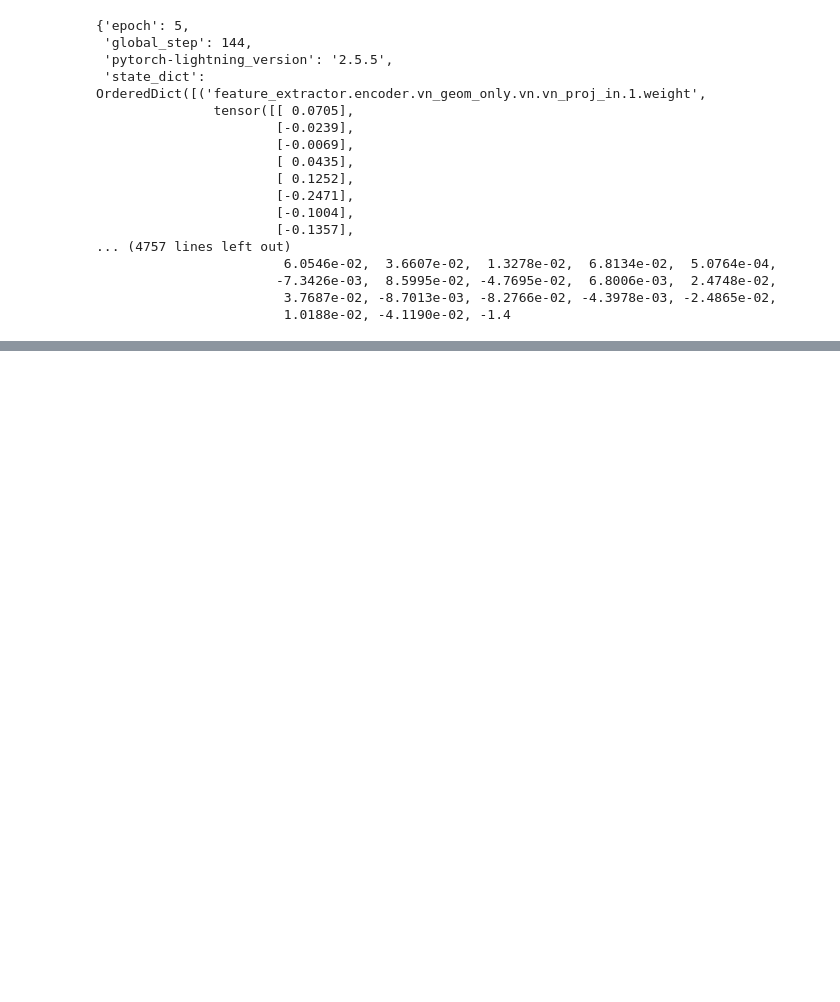
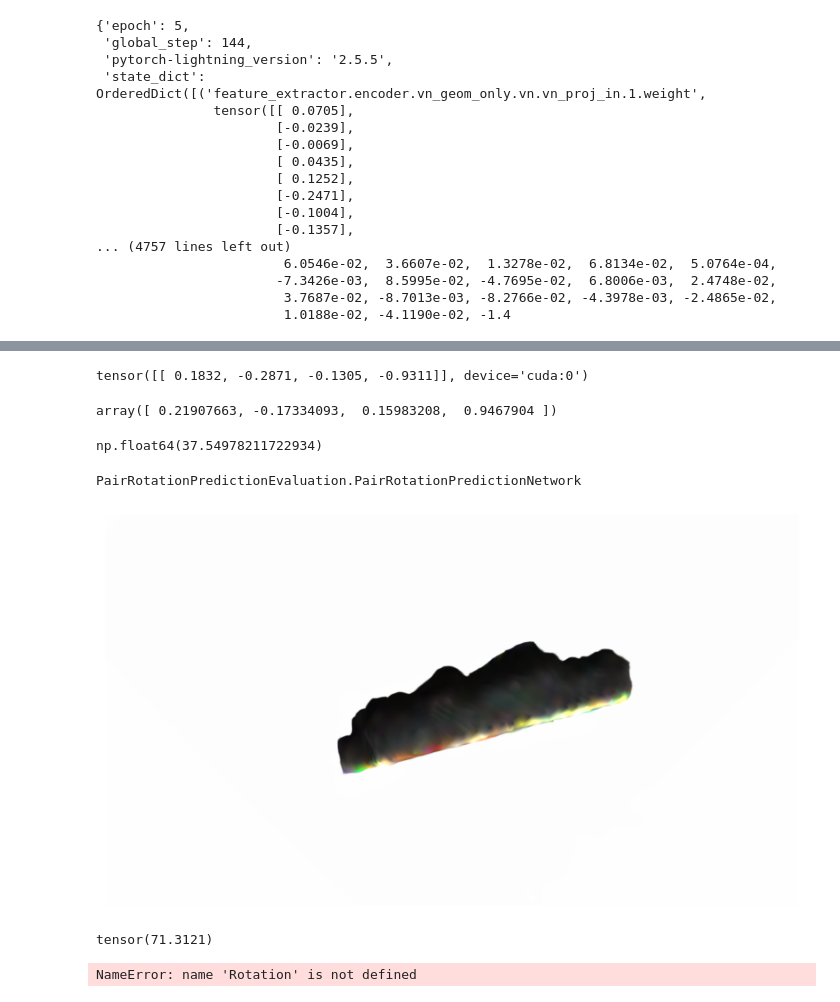
Before and after one commit to EnegoComley/RayRepresentationTesting, a Jupyter notebook: EvaluationTesting.ipynb, the cells around one changed output, grey strips where cells are left out. Saved outputs shown, nothing was run; the diff lists cells and outputs as text; code cells hidden in the pictures; blank space fills up the shorter version.

```diff
--- a/EvaluationTesting.ipynb
+++ b/EvaluationTesting.ipynb
@@ -352,0 +556,2 @@ from
+# %%
+test_encoder = PRPE.PairRotationPrediction.load_from_checkpoint(ckpt_path, encoder_model=encoder).eval()
@@ -352,0 +562,3 @@ from
+# %%
+with torch.inference_mode():
+    prediction = test_encoder.model(batch)
@@ -352,0 +571,39 @@ from
+# %%
+predicted_rotation = nn.functional.normalize(prediction, dim=-1)
+# %%
+predicted_rotation
+# %% [output]
+tensor([[ 0.1832, -0.2871, -0.1305, -0.9311]], device='cuda:0')
+# %%
+rotation2.as_quat()
+# %% [output]
+array([ 0.21907663, -0.17334093,  0.15983208,  0.9467904 ])
+# %%
+np.rad2deg(rotation2.magnitude())
+# %% [output]
+np.float64(37.54978211722934)
+# %%
+type(test_encoder.model)
+# %% [output]
+PairRotationPredictionEvaluation.PairRotationPredictionNetwork
+# %%
+rotated_grid = test_dataset.rotate_grid(grid_info_1[0][0].cpu(), rotation=Rotation.from_quat(predicted_rotation[0].detach().cpu().numpy()))
+# %%
+visualise_grid(rotated_grid)
+# %% [output]
+[figure, added]
+# %%
+dot = torch.sum(predicted_rotation.cpu() * gt_rotation, dim=-1)
+
+loss = torch.mean(1.0 - torch.abs(dot))
+
+dot = torch.sum(predicted_rotation.cpu() * gt_rotation, dim=-1)
+dot = torch.clamp(dot.abs(), -1.0, 1.0)
+
+rot_error = 2.0 * torch.acos(dot)
+rot_error = torch.rad2deg(rot_error)
+
+rot_rmse = torch.sqrt(rot_error.pow(2).mean())
+rot_rmse
+# %% [output]
+tensor(71.3121)
@@ -352,0 +623,4 @@ from
+# %%
+np.mean(np.array([get_error(torch.tensor((Rotation.random() ** (1/8)).as_quat()), torch.tensor(Rotation.identity().as_quat())) for i in range(10000)]))
+# %% [output]
+NameError: name 'Rotation' is not defined
```
Also changed, not shown: parts of 73 cells of this notebook, 3 other files.
